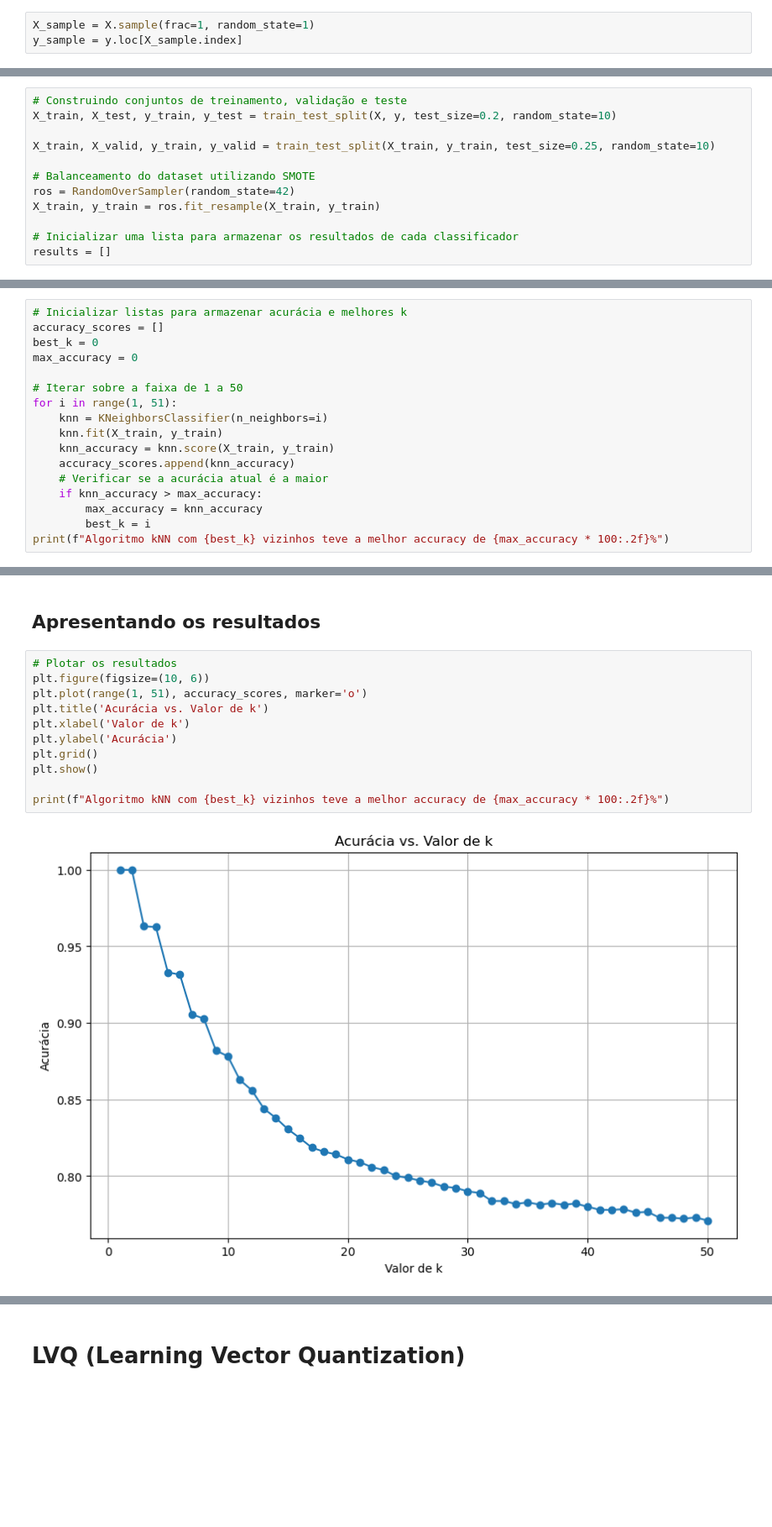
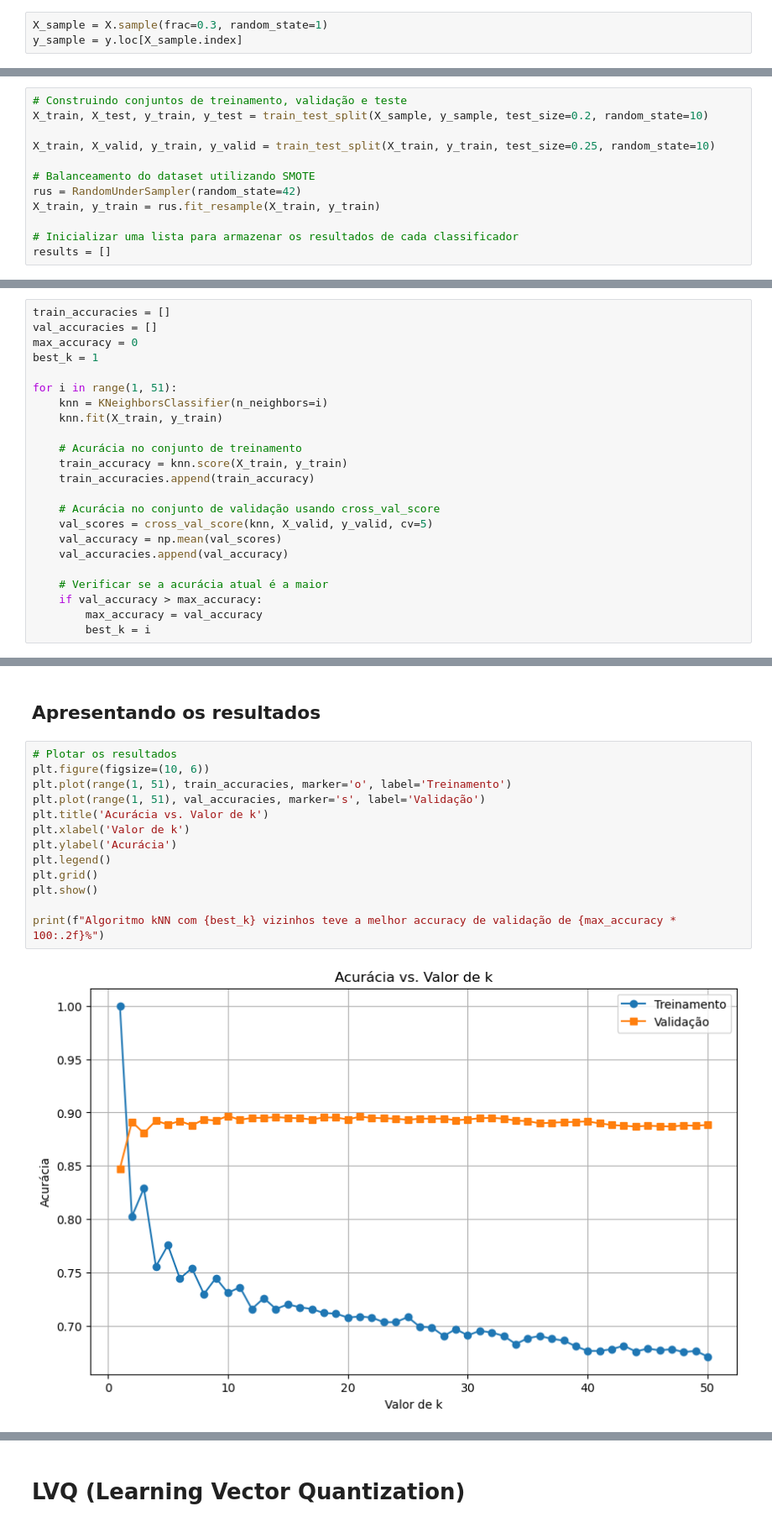
Before and after one commit to gabrieldadcarvalho/machine_learning, a Jupyter notebook: pjt_final/4_modeling.ipynb, the cells around one changed output, grey strips where cells are left out. Shown at 84% size. Drawn from its saved outputs; the diff is of its cells as text; blank space fills up the shorter version.

```diff
--- a/pjt_final/4_modeling.ipynb
+++ b/pjt_final/4_modeling.ipynb
@@ -124,19 +115,19 @@ X.head()
 # %% [markdown]
 Como mencionado na seção de entendimento do negócio, a criação de modelos de aprendizado de máquina para grandes volumes de dados exige uma capacidade computacional significativa. No entanto, devido às limitações do hardware disponível, que consiste em um notebook online da Deepnote com 2 vCPUs e 5 GB de memória RAM, vamos utilizar apenas 5% da base de dados para a construção dos nossos modelos. Essa abordagem visa otimizar o desempenho e garantir a viabilidade das análises dentro das restrições de hardware impostas.
 # %%
-X_sample = X.sample(frac=1, random_state=1)
+X_sample = X.sample(frac=0.3, random_state=1)
 y_sample = y.loc[X_sample.index]
 # %% [markdown]
 # Separação Dados Teste, Vadaliação e Treinamento
 # %%
 # Construindo conjuntos de treinamento, validação e teste
-X_train, X_test, y_train, y_test = train_test_split(X, y, test_size=0.2, random_state=10)
+X_train, X_test, y_train, y_test = train_test_split(X_sample, y_sample, test_size=0.2, random_state=10)
 
 X_train, X_valid, y_train, y_valid = train_test_split(X_train, y_train, test_size=0.25, random_state=10)
 
 # Balanceamento do dataset utilizando SMOTE
-ros = RandomOverSampler(random_state=42)
-X_train, y_train = ros.fit_resample(X_train, y_train)
+rus = RandomUnderSampler(random_state=42)
+X_train, y_train = rus.fit_resample(X_train, y_train)
 
 # Inicializar uma lista para armazenar os resultados de cada classificador
 results = []
@@ -147,19 +138,25 @@ O algoritmo K-Nearest Neighbors (K-NN) é amplamente utilizado em tarefas de cla
 # %% [markdown]
 ## Treinando o classificador
 # %%
-# Inicializar listas para armazenar acurácia e melhores k
-accuracy_scores = []
-best_k = 0
+train_accuracies = []
+val_accuracies = []
 max_accuracy = 0
+best_k = 1
 
-# Iterar sobre a faixa de 1 a 50
 for i in range(1, 51):
     knn = KNeighborsClassifier(n_neighbors=i)
     knn.fit(X_train, y_train)
-    knn_accuracy = knn.score(X_train, y_train)
-    accuracy_scores.append(knn_accuracy)
+
+    # Acurácia no conjunto de treinamento
+    train_accuracy = knn.score(X_train, y_train)
+    train_accuracies.append(train_accuracy)
+
+    # Acurácia no conjunto de validação usando cross_val_score
+    val_scores = cross_val_score(knn, X_valid, y_valid, cv=5)
+    val_accuracy = np.mean(val_scores)
+    val_accuracies.append(val_accuracy)
+
     # Verificar se a acurácia atual é a maior
-    if knn_accuracy > max_accuracy:
-        max_accuracy = knn_accuracy
+    if val_accuracy > max_accuracy:
+        max_accuracy = val_accuracy
         best_k = i
-print(f"Algoritmo kNN com {best_k} vizinhos teve a melhor accuracy de {max_accuracy * 100:.2f}%")
@@ -170,13 +165,15 @@ Algoritmo kNN com 1 vizinhos teve a melhor accuracy de 100.00%
 # %%
 # Plotar os resultados
 plt.figure(figsize=(10, 6))
-plt.plot(range(1, 51), accuracy_scores, marker='o')
+plt.plot(range(1, 51), train_accuracies, marker='o', label='Treinamento')
+plt.plot(range(1, 51), val_accuracies, marker='s', label='Validação')
 plt.title('Acurácia vs. Valor de k')
 plt.xlabel('Valor de k')
 plt.ylabel('Acurácia')
+plt.legend()
 plt.grid()
 plt.show()
 
-print(f"Algoritmo kNN com {best_k} vizinhos teve a melhor accuracy de {max_accuracy * 100:.2f}%")
+print(f"Algoritmo kNN com {best_k} vizinhos teve a melhor accuracy de validação de {max_accuracy * 100:.2f}%")
 # %% [output]
-[figure, old version]
+[figure, new version]
```
Also changed, not shown: parts of 14 cells of this notebook, 1 other file.
